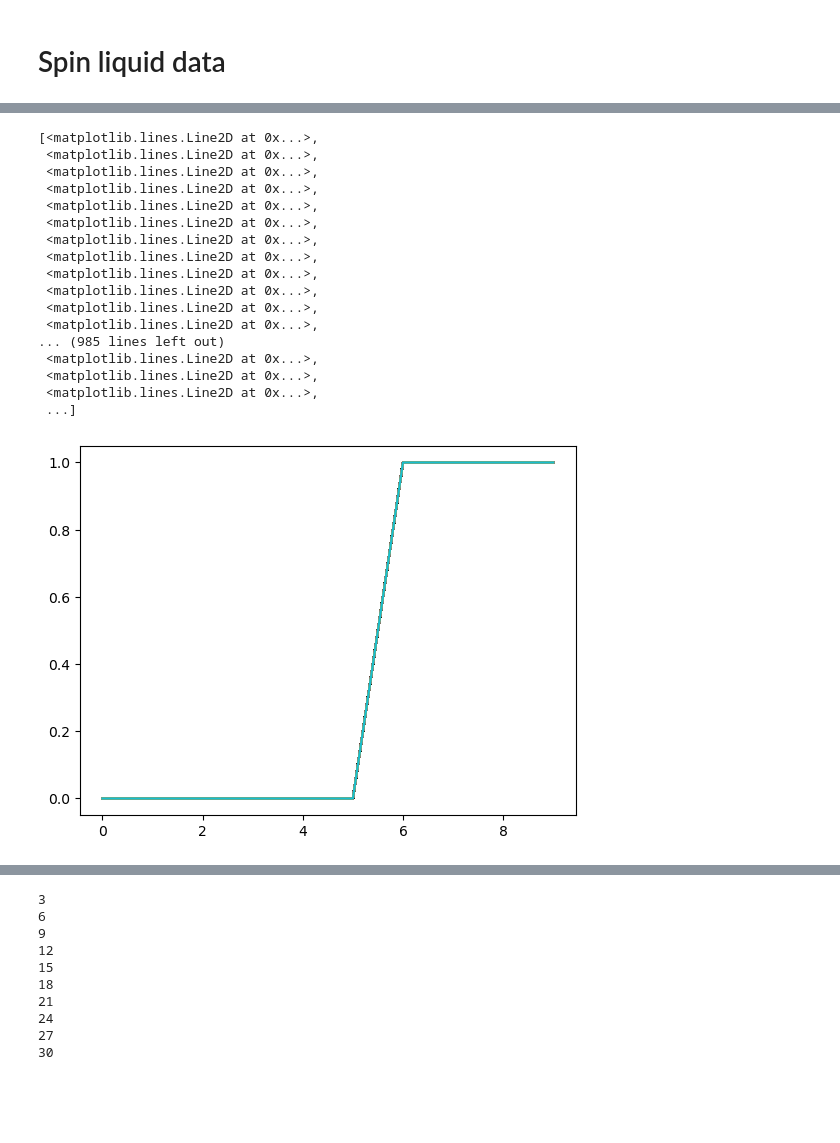
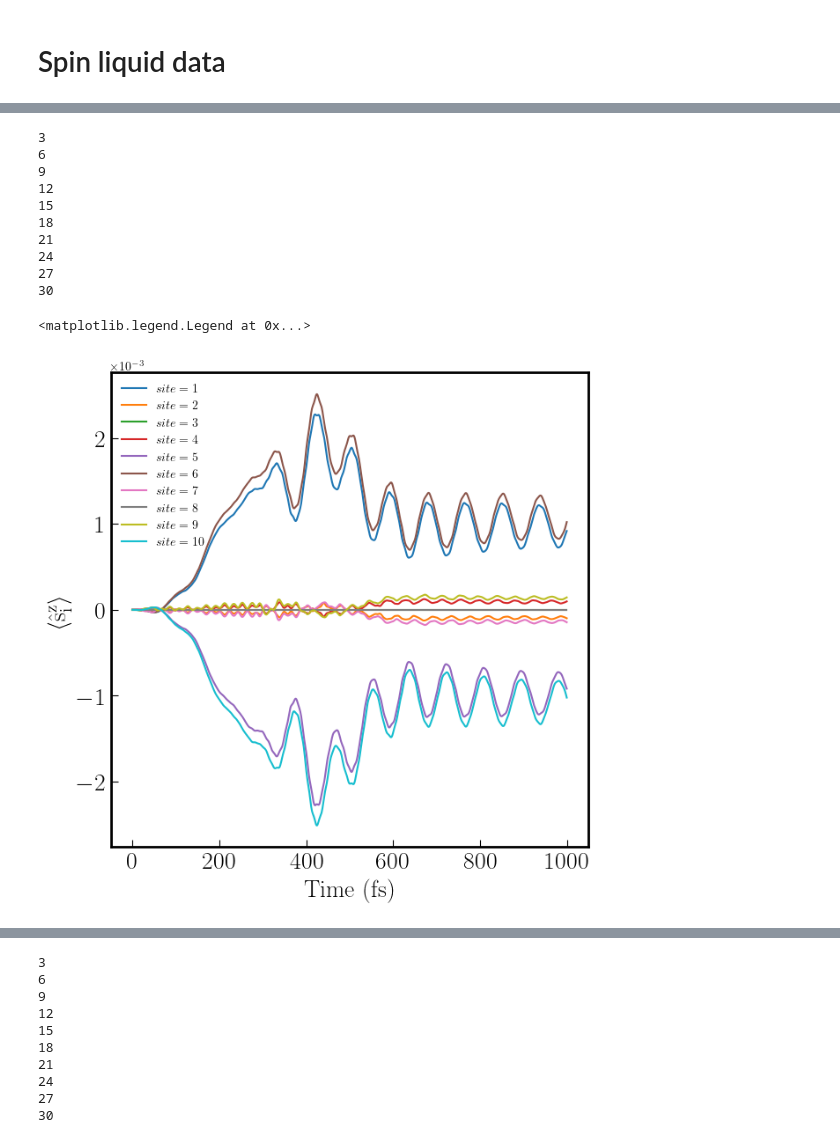
Before and after one commit to Jalil199/TDNEGF, a Jupyter notebook: Figures_main.ipynb, the cells around one changed output, grey strips where cells are left out. Saved outputs shown, nothing was run; the diff lists cells and outputs as text; code cells hidden in the pictures; blank space fills up the shorter version.

```diff
--- a/Figures_main.ipynb
+++ b/Figures_main.ipynb
@@ -1,4 +1,9 @@
 # %%
 import numpy as np
 import matplotlib.pyplot as plt
+from matplotlib import rcParams
+from matplotlib.ticker import (MultipleLocator, AutoMinorLocator)
+rcParams['axes.linewidth']=2
+rcParams['text.usetex']=True#True
+#path = "/home/jalil/Projects2023/TDNEGF/TDNEGF/data/"
 # %%
@@ -136,24 +228,29 @@ plt.plot(sden_sl_f[:,0], sden_sl_f[:,3])
 # %%
-sz_sden_pos = [sden_sl_f[:,i] for i in range(3,31,3) ]
+#sz_sden_pos = [sden_sl_f[:,i] for i in range(3,6,3) ]
 #plt.plot(sden_sl_f[:,1],sz_sden_pos )
-
-plt.plot(sz_sden_pos)
+fig,axes=plt.subplots(1,1,figsize=(7,7))
+fs =20
+for i in range(3,31,3):
+    print(i)
+    plt.plot(sden_sl_f[:,i],label=f"$site={i//3}$")
+plt.legend()
+axes.ticklabel_format(axis="y", style="sci", scilimits=(-1,2), useMathText=True)
+axes.ticklabel_format(axis="y", style="sci", scilimits=(-1,2), useMathText=True)
+axes.tick_params(axis='both', which='both', labelsize=fs,direction='in', length=6)
+axes.set_ylabel(r'$\mathrm{\langle \hat s^z_i \rangle}$',fontsize=fs)
+axes.set_xlabel(r'$\mathrm{Time\ (fs)}$',fontsize=fs)
+#axes.set_ylim([-0.1,1.2])
+axes.legend(frameon=False)
 # %% [output]
-[<matplotlib.lines.Line2D at 0x...>,
- <matplotlib.lines.Line2D at 0x...>,
- <matplotlib.lines.Line2D at 0x...>,
- <matplotlib.lines.Line2D at 0x...>,
- <matplotlib.lines.Line2D at 0x...>,
- <matplotlib.lines.Line2D at 0x...>,
- <matplotlib.lines.Line2D at 0x...>,
- <matplotlib.lines.Line2D at 0x...>,
- <matplotlib.lines.Line2D at 0x...>,
- <matplotlib.lines.Line2D at 0x...>,
- <matplotlib.lines.Line2D at 0x...>,
- <matplotlib.lines.Line2D at 0x...>,
-... (985 lines left out)
- <matplotlib.lines.Line2D at 0x...>,
- <matplotlib.lines.Line2D at 0x...>,
- <matplotlib.lines.Line2D at 0x...>,
- ...]
+3
+6
+9
+12
+15
+18
+21
+24
+27
+30
+<matplotlib.legend.Legend at 0x...>
-[figure, old version]
+[figure, new version]
```
Also changed, not shown: parts of 23 cells of this notebook, 6 other files.
